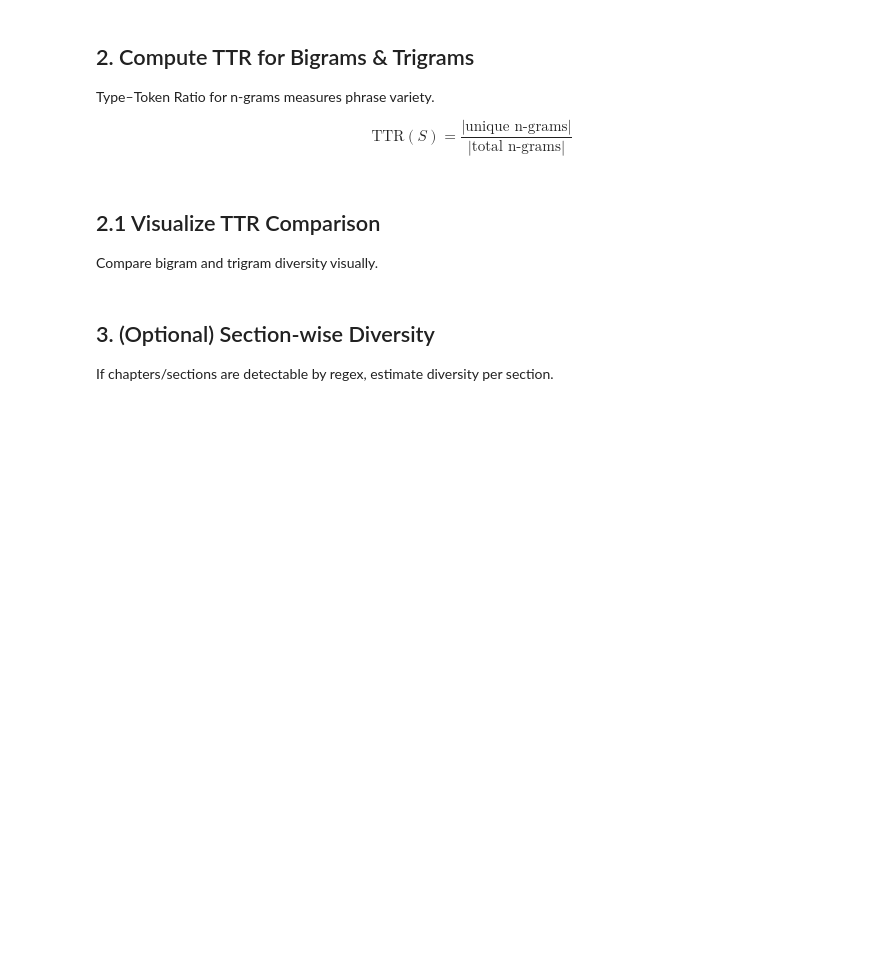
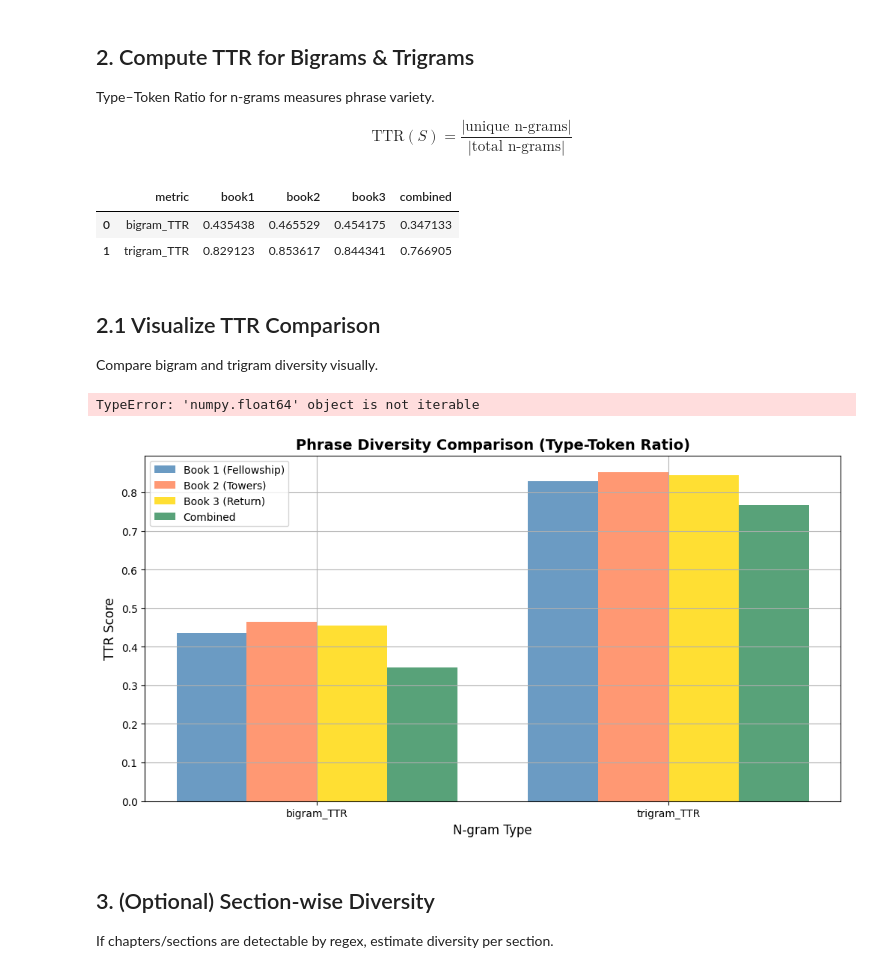
Before and after one commit to Team-DVA/applied-NLP-week2, a Jupyter notebook: notebooks/4_AppliedNLP_Session2_Phrase_Diversity.ipynb, the cells around one changed output. Drawn from its saved outputs; the diff is of its cells as text; code cells hidden in the pictures; blank space fills up the shorter version.

```diff
--- a/notebooks/4_AppliedNLP_Session2_Phrase_Diversity.ipynb
+++ b/notebooks/4_AppliedNLP_Session2_Phrase_Diversity.ipynb
@@ -165,15 +165,18 @@ def normalize_text(t: str) -> str:
 
 text1 = normalize_text(load_text(CONFIG["book1_path"]))
 text2 = normalize_text(load_text(CONFIG["book2_path"]))
+text3 = normalize_text(load_text(CONFIG["book3_path"]))
 
 tokens1 = WORD_RE.findall(text1.lower())
 tokens2 = WORD_RE.findall(text2.lower())
+tokens3 = WORD_RE.findall(text3.lower())
 
 if CONFIG["use_stopwords"]:
     tokens1 = [t for t in tokens1 if t not in STOPWORDS]
     tokens2 = [t for t in tokens2 if t not in STOPWORDS]
+    tokens3 = [t for t in tokens3 if t not in STOPWORDS]
 
-tokens = tokens1 + tokens2
+tokens = tokens1 + tokens2 + tokens3
 
 len(tokens1), len(tokens2), len(tokens)
 
@@ -209,14 +226,26 @@ trigrams_list_2 = list(zip(tokens2, tokens2[1:], tokens2[2:]))
 ttr2_book2 = ttr(bigrams_list_2)
 ttr3_book2 = ttr(trigrams_list_2)
 
+# Book 3 TTR
+bigrams_list_3 = list(zip(tokens3, tokens3[1:]))
+trigrams_list_3 = list(zip(tokens3, tokens3[1:], tokens3[2:]))
+
+ttr2_book3 = ttr(bigrams_list_3)
+ttr3_book3 = ttr(trigrams_list_3)
+
 # Create comparison DataFrame
 summary_df = pd.DataFrame({
     "metric": ["bigram_TTR", "trigram_TTR"],
-    "combined": [ttr2_combined, ttr3_combined],
     "book1": [ttr2_book1, ttr3_book1],
-    "book2": [ttr2_book2, ttr3_book2]
+    "book2": [ttr2_book2, ttr3_book2],
+    "book3": [ttr2_book3, ttr3_book3],
+    "combined": [ttr2_combined, ttr3_combined]
 })
 summary_df
+# %% [output]
+|  | metric | book1 | book2 | book3 | combined |
+| 0 | bigram_TTR | 0.435438 | 0.465529 | 0.454175 | 0.347133 |
+| 1 | trigram_TTR | 0.829123 | 0.853617 | 0.844341 | 0.766905 |
 # %% [markdown]
 ## 2.1 Visualize TTR Comparison
 
@@ -224,37 +253,45 @@ Compare bigram and trigram diversity visually.
 # %%
 import numpy as np
 
-fig_ttr, ax = plt.subplots(figsize=(10, 6))
+fig_ttr, ax = plt.subplots(figsize=(12, 6))
 
 # Set up grouped bar chart
 x = np.arange(len(summary_df["metric"]))
-width = 0.25
+width = 0.2  # Made narrower to fit 4 bars
 
 # Create bars for each book
-bars1 = ax.bar(x - width, summary_df["book1"], width, label='Book 1', color='steelblue', alpha=0.8)
-bars2 = ax.bar(x, summary_df["book2"], width, label='Book 2', color='coral', alpha=0.8)
-bars3 = ax.bar(x + width, summary_df["combined"], width, label='Combined', color='seagreen', alpha=0.8)
+# We center the group of 4 bars around 'x'
+bars1 = ax.bar(x - 1.5*width, summary_df["book1"], width, label='Book 1 (Fellowship)', color='steelblue', alpha=0.8)
+bars2 = ax.bar(x - 0.5*width, summary_df["book2"], width, label='Book 2 (Towers)', color='coral', alpha=0.8)
+bars3 = ax.bar(x + 0.5*width, summary_df["book3"], width, label='Book 3 (Return)', color='gold', alpha=0.8)
+bars4 = ax.bar(x + 1.5*width, summary_df["combined"], width, label='Combined', color='seagreen', alpha=0.8)
 
 # Customize plot
 ax.set_ylabel("TTR Score", fontsize=12)
 ax.set_xlabel("N-gram Type", fontsize=12)
-ax.set_title("Phrase Diversity Comparison: Type-Token Ratio", fontsize=14, fontweight='bold')
+ax.set_title("Phrase Diversity Comparison (Type-Token Ratio)", fontsize=14, fontweight='bold')
 ax.set_xticks(x)
 ax.set_xticklabels(summary_df["metric"])
 ax.legend(fontsize=10)
-ax.set_ylim(0, max(summary_df[["book1", "book2", "combined"]].max()) * 1.15)
+
+# --- FIX IS HERE: Removed the extra max() wrapper ---
+ax.set_ylim(0, summary_df[["book1", "book2", "book3", "combined"]].max().max() * 1.15)
+
 ax.grid(axis='y', alpha=0.3)
 
 # Add value labels on bars
-for bars in [bars1, bars2, bars3]:
+for bars in [bars1, bars2, bars3, bars4]:
     for bar in bars:
         height = bar.get_height()
         ax.text(bar.get_x() + bar.get_width()/2., height,
                 f'{height:.4f}',
                 ha='center', va='bottom', fontsize=9, fontweight='bold')
 
 plt.tight_layout()
 plt.show()
+# %% [output]
+TypeError: 'numpy.float64' object is not iterable
+[figure, added]
 # %% [markdown]
 ## 3. (Optional) Section-wise Diversity
 
```
Also changed, not shown: parts of 1 cell of this notebook, 4 other files.
